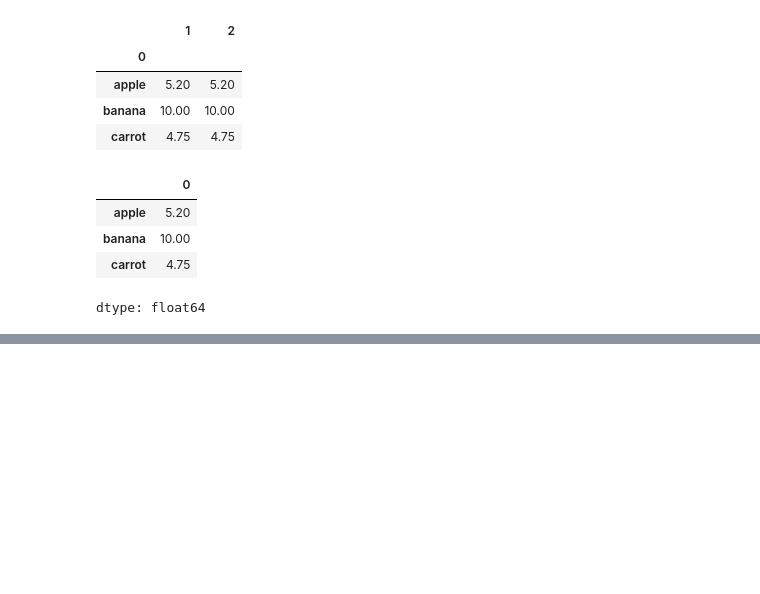
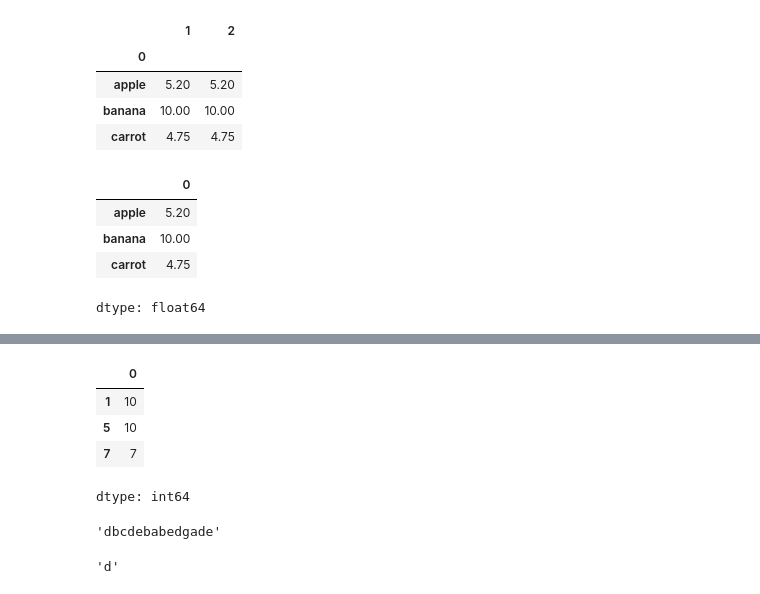
Before and after one commit to rushielevates/ML-DL-practice, a Jupyter notebook: Pandas.ipynb, the cells around one changed output, grey strips where cells are left out. Cells and saved outputs as stored; diff of their text form; code cells hidden in the pictures; blank space fills up the shorter version.

```diff
--- a/Pandas.ipynb
+++ b/Pandas.ipynb
@@ -1038,0 +1068,11 @@ dtype: float64
+# %%
+ser = pd.Series([2, 10, 3, 4, 9, 10, 2, 7, 3])
+# %%
+n = ser.shape[0]
+# %%
+ans = []
+for i in range(n-1):
+  if i==0:
+    continue
+  if ser[i]>ser[i-1] and ser[i]>ser[i+1]:
+    ans.append(i)
@@ -1038,0 +1083,8 @@ dtype: float64
+# %%
+ser[ans]
+# %% [output]
+|  | 0 |
+| 1 | 10 |
+| 5 | 10 |
+| 7 | 7 |
+dtype: int64
@@ -1038,0 +1093,4 @@ dtype: float64
+# %%
+my_str.replace(' ','')
+# %% [output]
+'dbcdebabedgade'
@@ -1038,0 +1101,4 @@ dtype: float64
+# %%
+df.value_counts().idxmax()
+# %% [output]
+'d'
```
Also changed, not shown: parts of 13 cells of this notebook.
